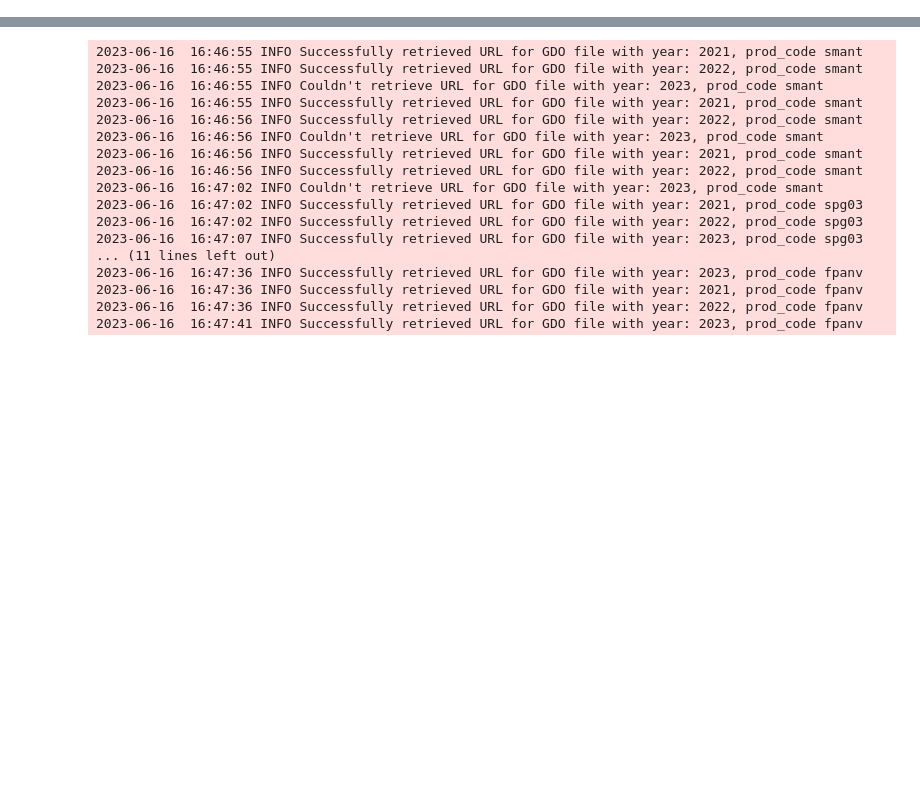
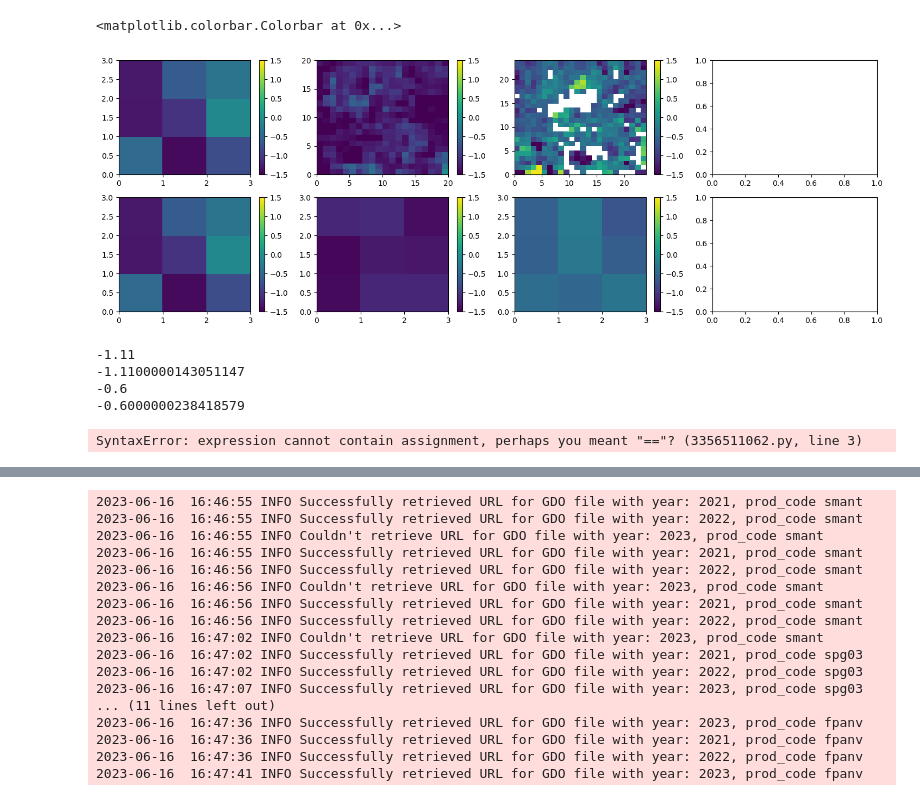
Before and after one commit to pixalytics-ltd/Climate-drought, a Jupyter notebook: test_cdi.ipynb, the cells around one changed output, grey strips where cells are left out. Drawn from its saved outputs; the diff is of its cells as text; code cells hidden in the pictures; blank space fills up the shorter version.

```diff
--- a/test_cdi.ipynb
+++ b/test_cdi.ipynb
@@ -26,0 +224,52 @@ aa_pn = config.AnalysisArgs(latitude=[38.5,40.5,38,38.5,38.5],longitude=[-119.5,
+# %%
+t=pd.Timestamp(2021,5,1)
+
+fig, axs = plt.subplots(2,4,figsize=(18,6))
+bb = cdi_bb.data_ds#.sel(time=t,method='nearest')
+
+c1=axs[0][0].pcolor(bb.spg03.shift({'time':-3}).sel(time=t,method='nearest'),vmin=-1.5,vmax=1.5)
+c5=axs[1][0].pcolor(cdi_bb.spi.data_ds.spg03.sel(time=t,method='nearest'),vmin=-1.5,vmax=1.5)
+fig.colorbar(c1,ax=axs[0][0])
+fig.colorbar(c5,ax=axs[1][0])
+
+d1 = bb.smant.shift({'time':-2}).sel(time=t,method='nearest')
+d2 = cdi_bb.sma.data_ds.smant.sel(time=t,method='nearest')
+
+c1=axs[0][1].pcolor(d2,vmin=-1.5,vmax=1.5)
+c5=axs[1][1].pcolor(utils.regrid_like(d2,d1),vmin=-1.5,vmax=1.5)
+fig.colorbar(c1,ax=axs[0][1])
+fig.colorbar(c5,ax=axs[1][1])
+
+d1 = bb.fpanv.shift({'time':-2}).sel(time=t,method='nearest')
+d2 = cdi_bb.fpr.data_ds.fpanv.sel(time=t,method='nearest')
+
+c1=axs[0][2].pcolor(d2,vmin=-1.5,vmax=1.5)
+c5=axs[1][2].pcolor(d3,vmin=-1.5,vmax=1.5)
+fig.colorbar(c1,ax=axs[0][2])
+fig.colorbar(c5,ax=axs[1][2])
+
+
+# c3=axs[0][2].pcolor(bb.fpanv,vmin=-1.5,vmax=1.5)
+# fig.colorbar(c3,ax=axs[0][2])
+
+# c4=axs[0][3].pcolor(bb.CDI,vmin=0,vmax=4,cmap='Accent')
+# fig.colorbar(c4,ax=axs[0][3])
+# %% [output]
+<matplotlib.colorbar.Colorbar at 0x...>
+[figure, added]
+# %%
+print(cdi_bb.sma.data_ds.smant.sel({'latitude':38.5,'longitude':-118.5},method='nearest').isel(time=15).values)
+print(cdi_pn.sma.data_ds.smant.sel({'latitude':38.5,'longitude':-118.5},method='nearest').isel(time=15).values)
+print(cdi_bb.data_ds.smant.sel({'latitude':38.5,'longitude':-118.5},method='nearest').isel(time=15).values)
+print(cdi_pn.data_ds.smant.sel({'latitude':38.5,'longitude':-118.5},method='nearest').isel(time=15).values)
+# %% [output]
+-1.11
+-1.1100000143051147
+-0.6
+-0.6000000238418579
+# %%
+da_sma = cdi_pt.sma.data_ds.smant
+da = da_sma.reindex({'time': cdi_pt.time_dekads})
+da.interp({'latitude'}=36,method='nearest')
+# %% [output]
+SyntaxError: expression cannot contain assignment, perhaps you meant "=="? (3356511062.py, line 3)
```
Also changed, not shown: parts of 12 cells of this notebook, 2 other files.
